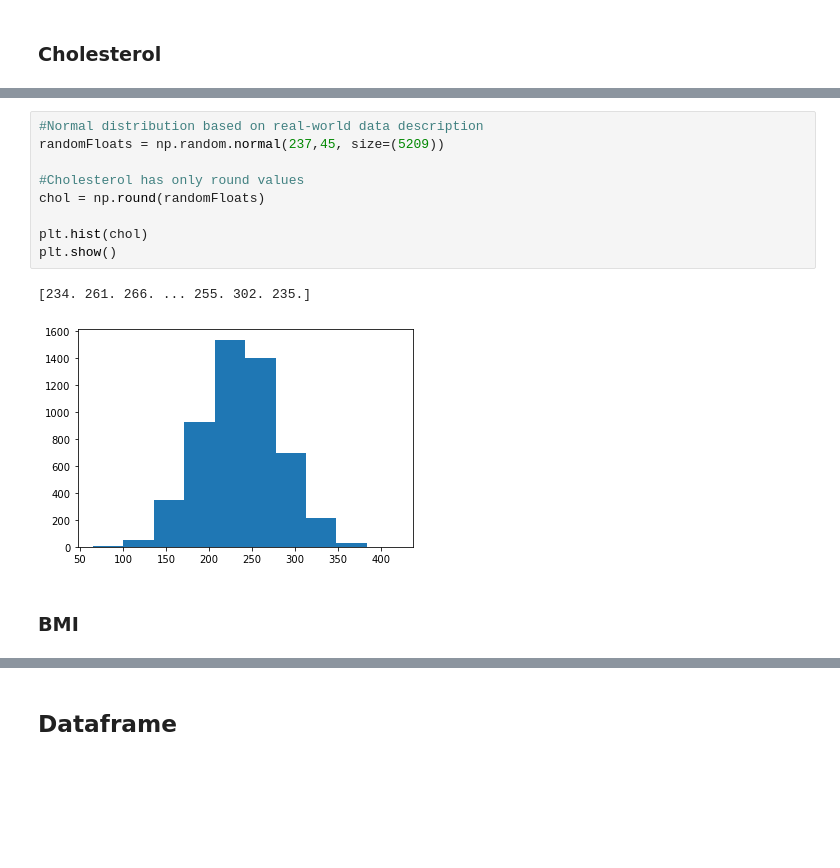
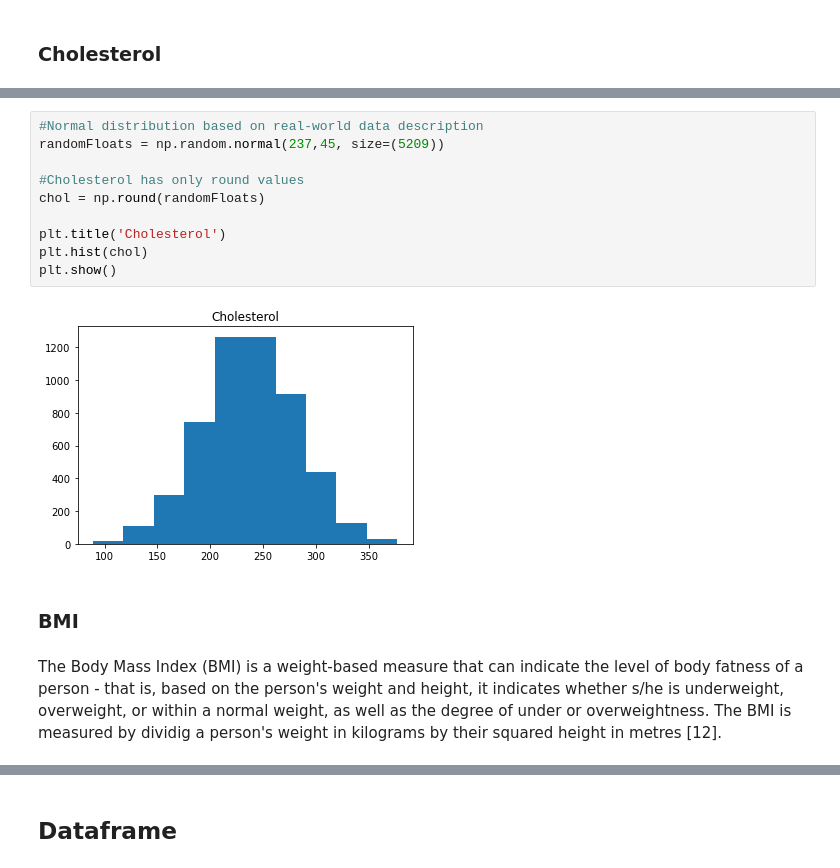
Before and after one commit to caioforteribeiro/progdaproject, a Jupyter notebook: simulation.ipynb, the cells around one changed output, grey strips where cells are left out. Cells and saved outputs as stored; diff of their text form; blank space fills up the shorter version.

```diff
--- a/simulation.ipynb
+++ b/simulation.ipynb
@@ -138,14 +159,16 @@ plt.show()
 # %%
 #Normal distribution based on real-world data description
 randomFloats = np.random.normal(237,45, size=(5209))
 
 #Cholesterol has only round values
 chol = np.round(randomFloats)
 
+plt.title('Cholesterol')
 plt.hist(chol)
 plt.show()
 # %% [output]
-[234. 261. 266. ... 255. 302. 235.]
-[figure, old version]
+[figure, new version]
 # %% [markdown]
 ### BMI
+# %% [markdown]
+The Body Mass Index (BMI) is a weight-based measure that can indicate the level of body fatness of a person - that is, based on the person's weight and height, it indicates whether s/he is underweight, overweight, or within a normal weight, as well as the degree of under or overweightness. The BMI is measured by dividig a person's weight in kilograms by their squared height in metres \[12\].
```
Also changed, not shown: parts of 13 cells of this notebook.
